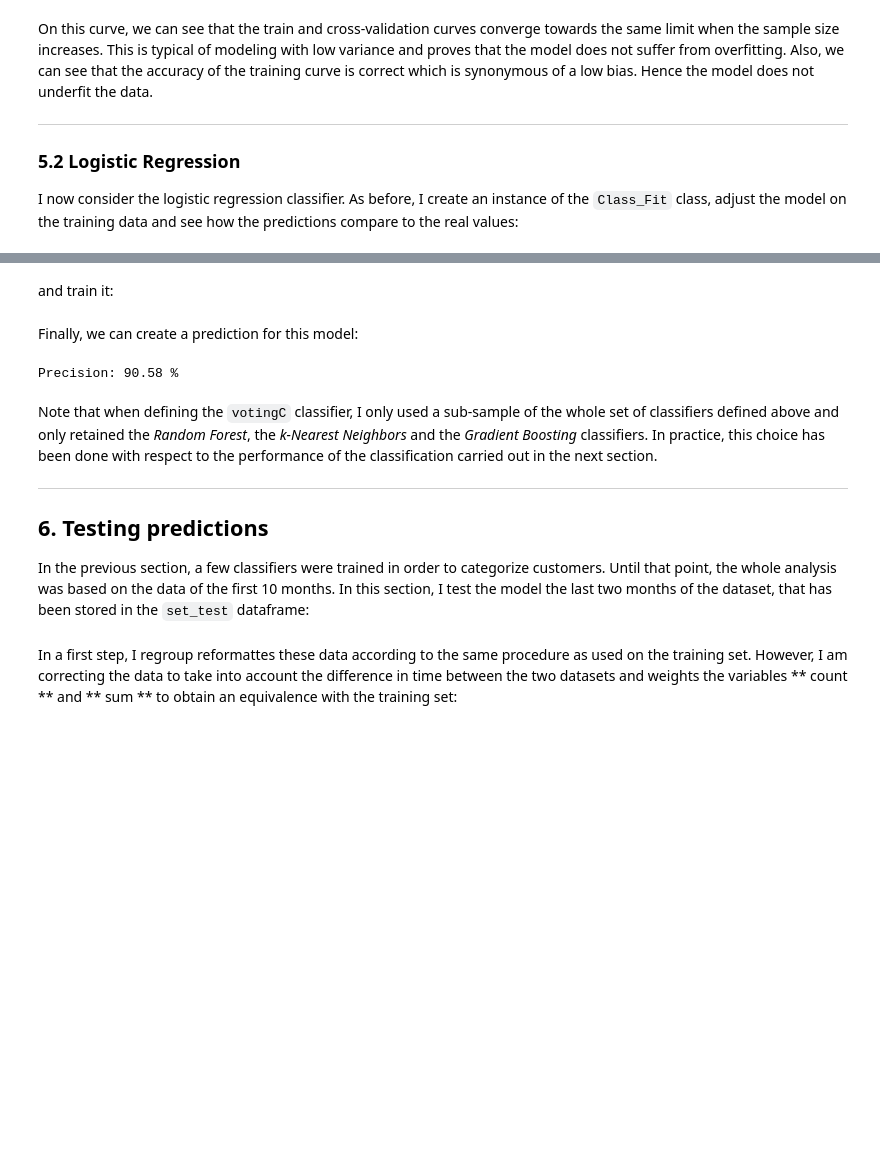
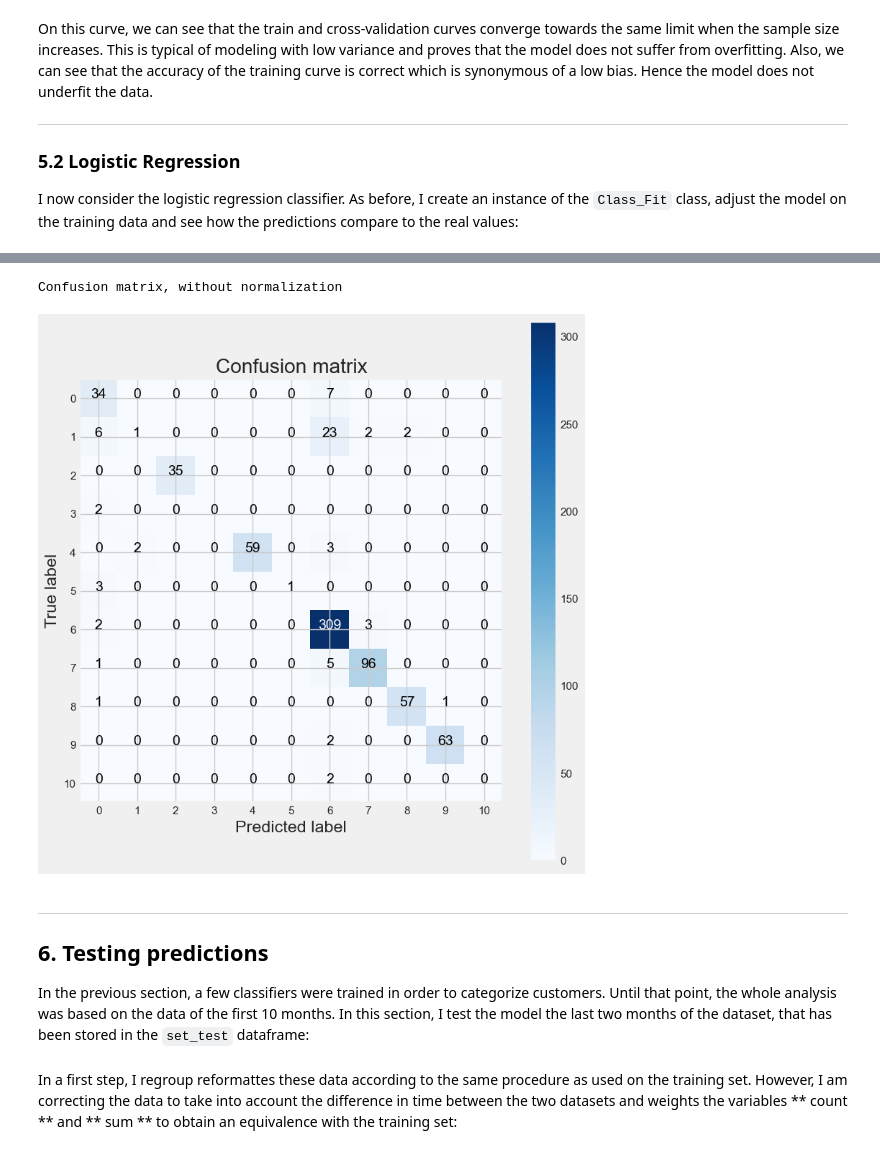
Before and after one commit to HuynhThanhQuan/fsds, a Jupyter notebook: ml/lab3/lab/customer-segmentation_multiclass.ipynb, the cells around one changed output, grey strips where cells are left out. Saved outputs shown, nothing was run; the diff lists cells and outputs as text; code cells hidden in the pictures; blank space fills up the shorter version.

```diff
--- a/ml/lab3/lab/customer-segmentation_multiclass.ipynb
+++ b/ml/lab3/lab/customer-segmentation_multiclass.ipynb
@@ -1655,2 +1441,0 @@ votingC = ensemble.VotingClassifier(estimators=[('rf', rf_best),('gb', gb_best),
-# %% [markdown]
-and train it:
@@ -1659,14 +1442,15 @@ votingC = votingC.fit(X_train, Y_train)
-# %% [markdown]
-Finally, we can create a prediction for this model:
-# %%
-predictions = votingC.predict(X_test)
-print("Precision: {:.2f} % ".format(100*metrics.accuracy_score(Y_test, predictions)))
-# %% [output]
-Precision: 90.58 %
+# %%
+class_names = [i for i in range(11)]
+cnf_matrix = confusion_matrix(Y_test, lr.predictions)
+np.set_printoptions(precision=2)
+plt.figure(figsize = (8,8))
+plot_confusion_matrix(cnf_matrix, classes=class_names, normalize = False, title='Confusion matrix')
+# %% [output]
+Confusion matrix, without normalization
+[figure, added]
 # %% [markdown]
-Note that when defining the `votingC` classifier, I only used a sub-sample of the whole set of classifiers defined above and only retained the *Random Forest*, the *k-Nearest Neighbors* and the *Gradient Boosting* classifiers. In practice, this choice has been done with respect to the performance of the classification carried out in the next section.
+---
 
-___
 ## 6. Testing predictions
 
 In the previous section, a few classifiers were trained in order to categorize customers. Until that point, the whole analysis was based on the data of the first 10 months. In this section, I test the model  the last two months of the dataset, that has been stored in the `set_test` dataframe:
```
Also changed, not shown: parts of 55 cells of this notebook.
